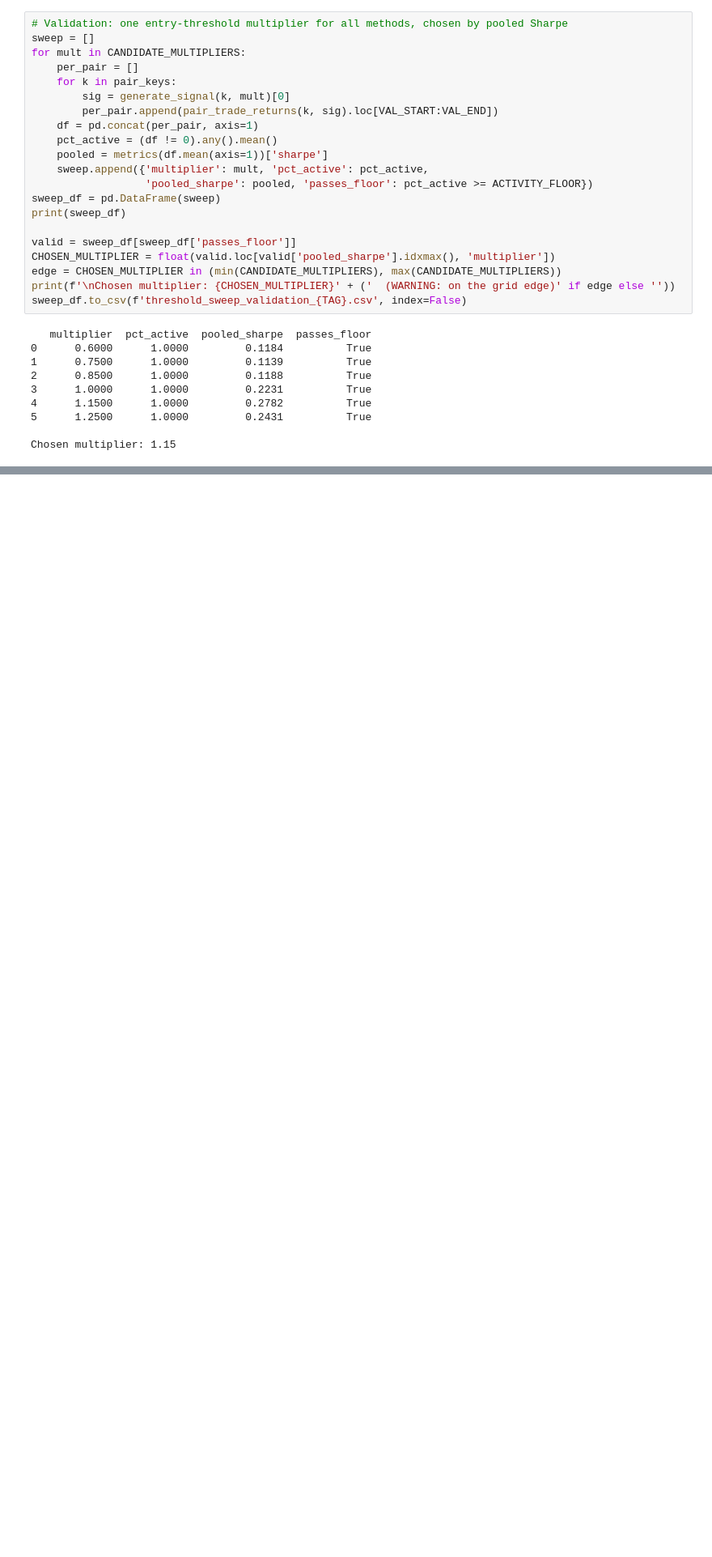
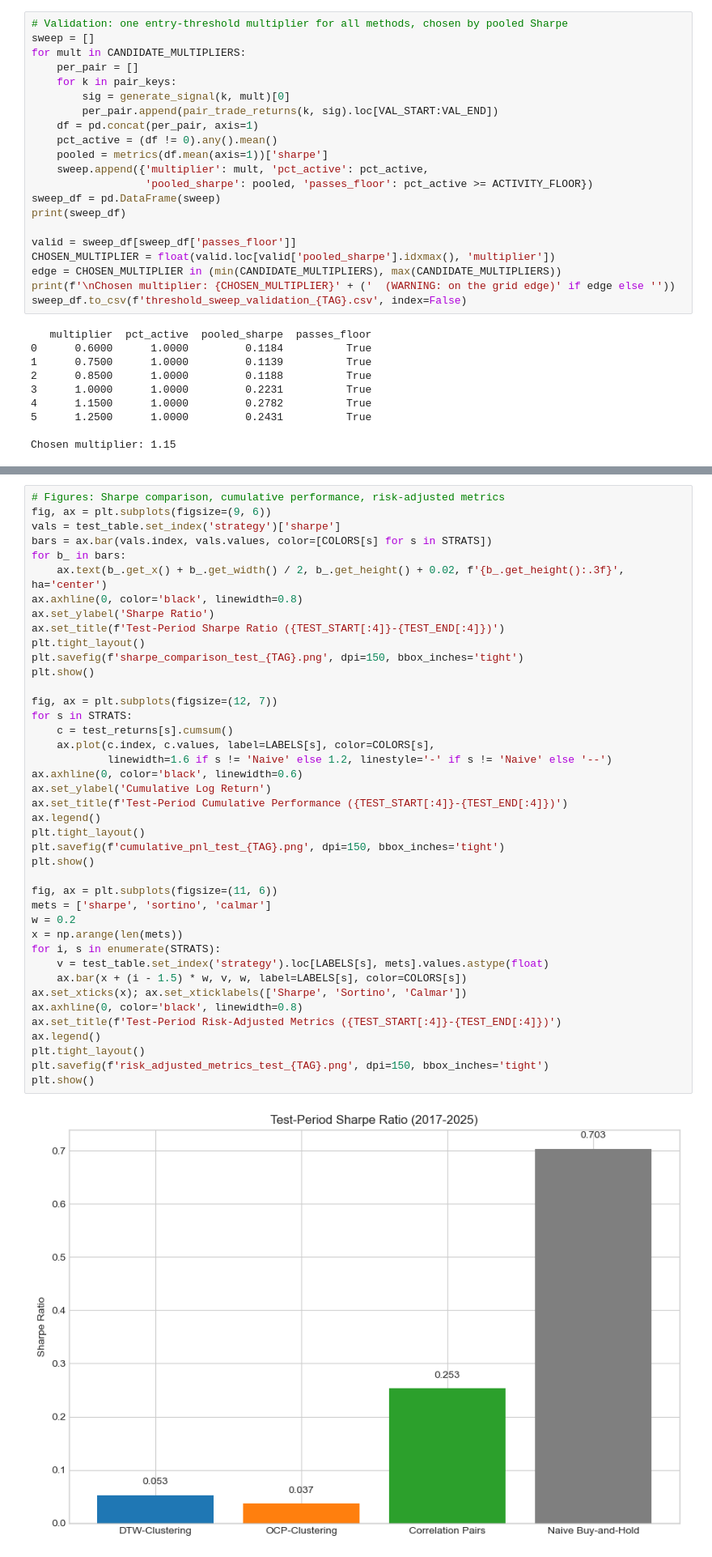
Before and after one commit to WyattEarls/DTW-OCP-Clustering-Pairs-Trading, a Jupyter notebook: Examples/Effective-Pairs-Trading-25yrs-SP500.ipynb, the cells around one changed output, grey strips where cells are left out. Shown at 81% size. Drawn from its saved outputs; the diff is of its cells as text; blank space fills up the shorter version.

Commit message:
backtested results and prepared figures

```diff
--- a/Examples/Effective-Pairs-Trading-25yrs-SP500.ipynb
+++ b/Examples/Effective-Pairs-Trading-25yrs-SP500.ipynb
@@ -811,0 +847,43 @@ Chosen multiplier: 1.15
+# %%
+# Figures: Sharpe comparison, cumulative performance, risk-adjusted metrics
+fig, ax = plt.subplots(figsize=(9, 6))
+vals = test_table.set_index('strategy')['sharpe']
+bars = ax.bar(vals.index, vals.values, color=[COLORS[s] for s in STRATS])
+for b_ in bars:
+    ax.text(b_.get_x() + b_.get_width() / 2, b_.get_height() + 0.02, f'{b_.get_height():.3f}', ha='center')
+ax.axhline(0, color='black', linewidth=0.8)
+ax.set_ylabel('Sharpe Ratio')
+ax.set_title(f'Test-Period Sharpe Ratio ({TEST_START[:4]}-{TEST_END[:4]})')
+plt.tight_layout()
+plt.savefig(f'sharpe_comparison_test_{TAG}.png', dpi=150, bbox_inches='tight')
+plt.show()
+
+fig, ax = plt.subplots(figsize=(12, 7))
+for s in STRATS:
+    c = test_returns[s].cumsum()
+    ax.plot(c.index, c.values, label=LABELS[s], color=COLORS[s],
+            linewidth=1.6 if s != 'Naive' else 1.2, linestyle='-' if s != 'Naive' else '--')
+ax.axhline(0, color='black', linewidth=0.6)
+ax.set_ylabel('Cumulative Log Return')
+ax.set_title(f'Test-Period Cumulative Performance ({TEST_START[:4]}-{TEST_END[:4]})')
+ax.legend()
+plt.tight_layout()
+plt.savefig(f'cumulative_pnl_test_{TAG}.png', dpi=150, bbox_inches='tight')
+plt.show()
+
+fig, ax = plt.subplots(figsize=(11, 6))
+mets = ['sharpe', 'sortino', 'calmar']
+w = 0.2
+x = np.arange(len(mets))
+for i, s in enumerate(STRATS):
+    v = test_table.set_index('strategy').loc[LABELS[s], mets].values.astype(float)
+    ax.bar(x + (i - 1.5) * w, v, w, label=LABELS[s], color=COLORS[s])
+ax.set_xticks(x); ax.set_xticklabels(['Sharpe', 'Sortino', 'Calmar'])
+ax.axhline(0, color='black', linewidth=0.8)
+ax.set_title(f'Test-Period Risk-Adjusted Metrics ({TEST_START[:4]}-{TEST_END[:4]})')
+ax.legend()
+plt.tight_layout()
+plt.savefig(f'risk_adjusted_metrics_test_{TAG}.png', dpi=150, bbox_inches='tight')
+plt.show()
+# %% [output]
+[figure, added]
```
Also changed, not shown: parts of 2 cells of this notebook.
